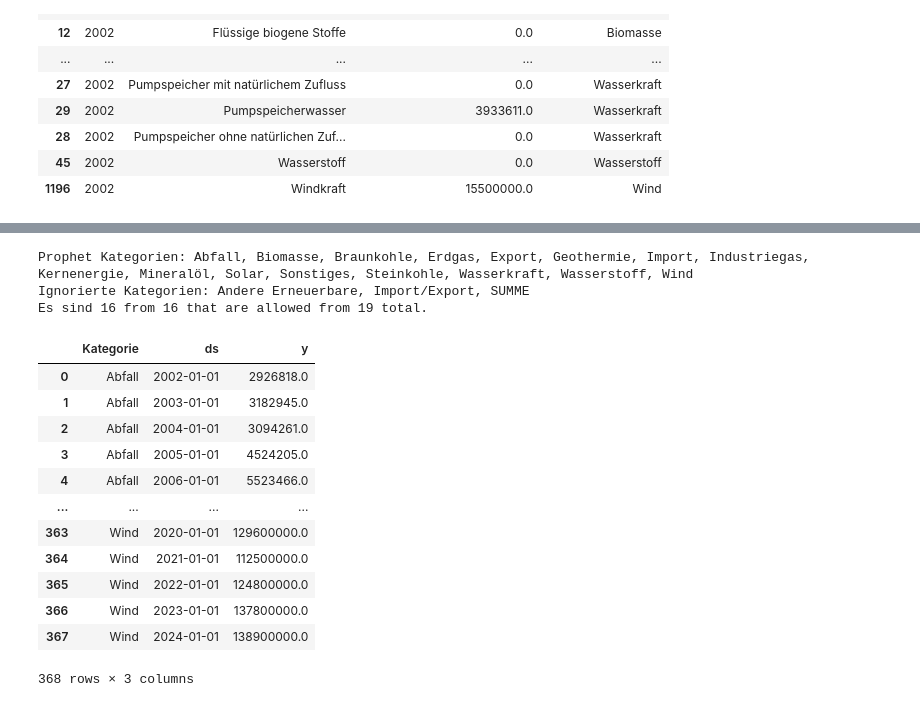
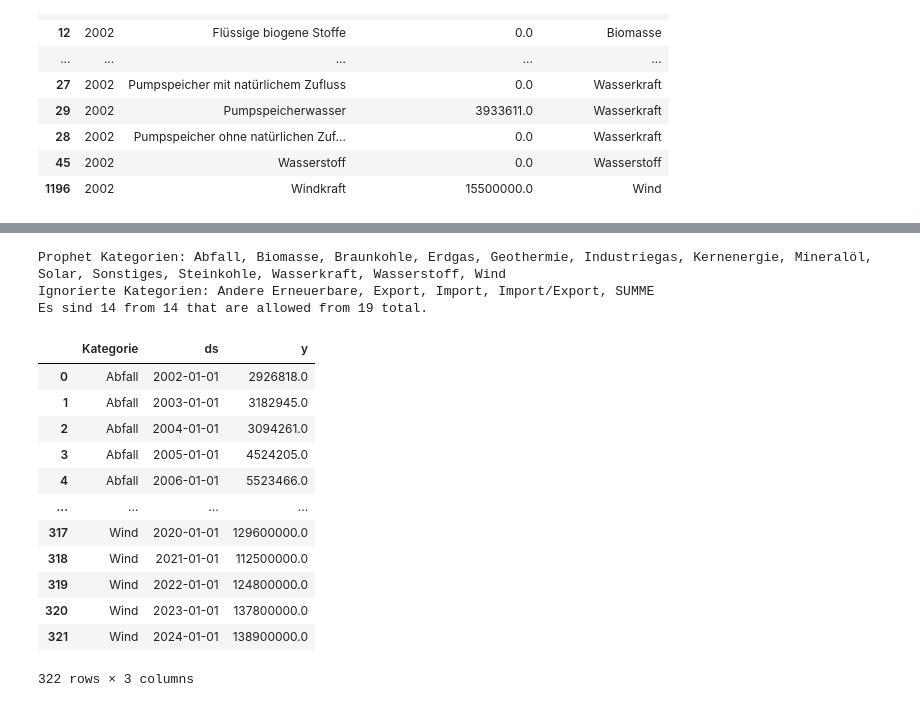
Before and after one commit to SultanGabriel/de_gridmix, a Jupyter notebook: destatis.ipynb, the cells around one changed output, grey strips where cells are left out. Cells and saved outputs as stored; diff of their text form; code cells hidden in the pictures.

```diff
--- a/destatis.ipynb
+++ b/destatis.ipynb
@@ -159,17 +131,0 @@ See the caveats in the documentation: https://pandas.pydata.org/pandas-docs/stab
-# %%
-# Austauschsaldo (jetzt result) ist schon in der richtigen Struktur!
-
-# Umbenennen auf austauschsaldo_long (optional, aber für Klarheit)
-austauschsaldo_long = austauschsaldo.copy()
-
-# Kombinieren beider DataFrames
-strommix_gesamt = pd.concat([strommix_df, austauschsaldo_long], ignore_index=True)
-
-# Tipp: Typen ggf. von überflüssigen Leerzeichen befreien (hast du unten schon gemerkt)
-strommix_gesamt["Typ"] = strommix_gesamt["Typ"].str.strip()
-
-# 'Insgesamt' rausfiltern
-strommix_gesamt = strommix_gesamt[strommix_gesamt["Typ"] != "Insgesamt"]
-
-# Test: Ausgabe sortiert
-strommix_gesamt[strommix_gesamt["Jahr"] == 2022].sort_values("Jahr")
@@ -194,8 +132,10 @@ strommix_gesamt[strommix_gesamt["Jahr"] == 2022].sort_values("Jahr")
 # %%
+# Wind / Solar energie import
+
 import json
 
 # Load JSON file
-with open("bruttostromerzeugung-energieträger.json", "r", encoding="utf-8") as f:
+with open(f"{INPUT_DIR}/bruttostromerzeugung-energieträger.json", "r", encoding="utf-8") as f:
     brutto_data = json.load(f)
 
 # Existing years in the database
@@ -218,19 +158,17 @@ for typ, jahresdaten in zusatz_daten.items():
                 records.append({
                     "Jahr": jahr_int,
                     "Typ": typ,
-                    "Elektrizitätserzeugung (netto)": value_float * 1_000_000  # TWh → MWh
+                    "Elektrizitätserzeugung (netto)": value_float * 1_000_000  # TWh -> MWh
                 })
         except ValueError:
             continue  # skip malformed entries
 
 df_zusatz = pd.DataFrame(records)
 
-# Remove existing entries for these types to avoid duplicates
+# Remove existing entries for these types to avoid duplicates and concat data
 strommix_gesamt = strommix_gesamt[
     ~strommix_gesamt["Typ"].isin(["Windkraft", "Photovoltaik"])
 ]
-
-# Add the new data
 strommix_gesamt = pd.concat([strommix_gesamt, df_zusatz], ignore_index=True)
 
 # Json is missing 2024 data
@@ -239,7 +177,6 @@ zusatz_2024 = pd.DataFrame([
     {"Jahr": 2024, "Typ": "Photovoltaik", "Elektrizitätserzeugung (netto)": 74_100_000}
 ])
 
-# Anfügen
 strommix_gesamt = pd.concat([strommix_gesamt, zusatz_2024], ignore_index=True)
 
 # Check result
@@ -574,57 +545,56 @@ strommix_wide.head(20)
 # %%
-# Define allowed categories (whitelist)
+#['Abfall', 'Andere Erneuerbare', 'Biomasse', 'Braunkohle', 'Erdgas', 'Export', 'Geothermie', 'Import', 'Import/Export', 'Industriegas', 'Kernenergie', 'Mineralöl',
+# 'SUMME', 'Solar', 'Sonstiges', 'Steinkohle', 'Wasserkraft', 'Wasserstoff', 'Wind']
 include_kategorien = ['Abfall', 'Biomasse', 'Braunkohle', 'Erdgas',
                       'Geothermie', 'Industriegas', 'Kernenergie',
                       'Mineralöl', 'Solar', 'Sonstiges', 'Steinkohle',
-                      'Wasserkraft', 'Wind', 'Wasserstoff', 'Import', 'Export']
+                      'Wasserkraft', 'Wind', 'Wasserstoff'] # , 'Import', 'Export'
 
-# Step 0: Filter to only included categories
 strommix_filtered = strommix_gesamt[strommix_gesamt["Kategorie"].isin(include_kategorien)]
 
-# Step 1: Sum by Kategorie and Jahr
+# Sum by Kategorie and Jahr
 strommix_for_prophet = (
     strommix_filtered
     .groupby(["Kategorie", "Jahr"], as_index=False)
     .agg({"Elektrizitätserzeugung (netto)": "sum"})
 )
 
-# Step 2: Rename for Prophet compatibility
+# Prophet labels
 strommix_for_prophet = strommix_for_prophet.rename(columns={
     "Jahr": "ds",
     "Elektrizitätserzeugung (netto)": "y"
 })
 
-# Step 3: Convert year to datetime (Prophet requires actual datetime)
+# year to datetime
 strommix_for_prophet["ds"] = pd.to_datetime(strommix_for_prophet["ds"], format="%Y")
 
 # Inbetween to print the included categories in the data
 included_categories_test = sorted(strommix_for_prophet["Kategorie"].unique())
 print(f"Prophet Kategorien: {', '.join(included_categories_test)}")
 ignorierte_kategorien = [cat for cat in TOP_LEVEL_CATEGORIES if cat not in included_categories_test]
 
 print(f"Ignorierte Kategorien: {', '.join(ignorierte_kategorien)}")
 print(f"Es sind {len(included_categories_test)} from {len(include_kategorien)} that are allowed from {len(TOP_LEVEL_CATEGORIES)} total.")
 
 
-# Step 4 (Optional): Check one example
 strommix_for_prophet
 # %% [output]
-Prophet Kategorien: Abfall, Biomasse, Braunkohle, Erdgas, Export, Geothermie, Import, Industriegas, Kernenergie, Mineralöl, Solar, Sonstiges, Steinkohle, Wasserkraft, Wasserstoff, Wind
-Ignorierte Kategorien: Andere Erneuerbare, Import/Export, SUMME
-Es sind 16 from 16 that are allowed from 19 total.
+Prophet Kategorien: Abfall, Biomasse, Braunkohle, Erdgas, Geothermie, Industriegas, Kernenergie, Mineralöl, Solar, Sonstiges, Steinkohle, Wasserkraft, Wasserstoff, Wind
+Ignorierte Kategorien: Andere Erneuerbare, Export, Import, Import/Export, SUMME
+Es sind 14 from 14 that are allowed from 19 total.
 |  | Kategorie | ds | y |
 | 0 | Abfall | 2002-01-01 | 2926818.0 |
 | 1 | Abfall | 2003-01-01 | 3182945.0 |
 | 2 | Abfall | 2004-01-01 | 3094261.0 |
 | 3 | Abfall | 2005-01-01 | 4524205.0 |
 | 4 | Abfall | 2006-01-01 | 5523466.0 |
 | ... | ... | ... | ... |
-| 363 | Wind | 2020-01-01 | 129600000.0 |
-| 364 | Wind | 2021-01-01 | 112500000.0 |
-| 365 | Wind | 2022-01-01 | 124800000.0 |
-| 366 | Wind | 2023-01-01 | 137800000.0 |
-| 367 | Wind | 2024-01-01 | 138900000.0 |
+| 317 | Wind | 2020-01-01 | 129600000.0 |
+| 318 | Wind | 2021-01-01 | 112500000.0 |
+| 319 | Wind | 2022-01-01 | 124800000.0 |
+| 320 | Wind | 2023-01-01 | 137800000.0 |
+| 321 | Wind | 2024-01-01 | 138900000.0 |
-368 rows × 3 columns
+322 rows × 3 columns
 # %%
 from prophet import Prophet
 
```
Also changed, not shown: parts of 23 cells of this notebook, 7 other files.
